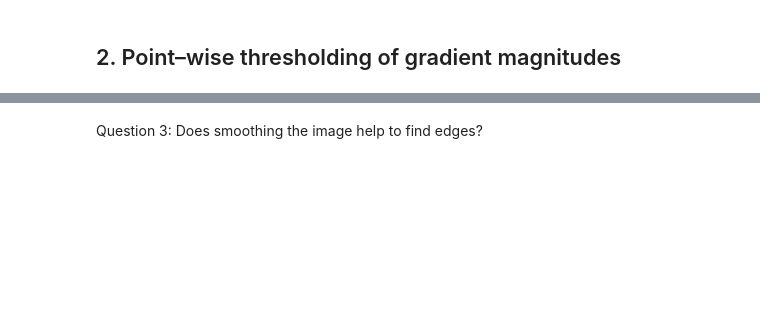
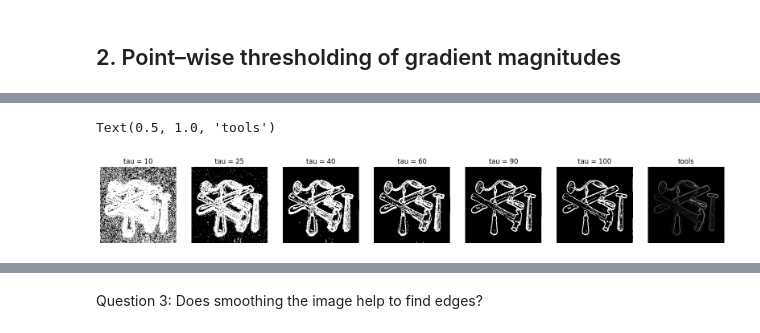
Before and after one commit to AndreaCamilloni/ComputerVision, a Jupyter notebook: lab2.ipynb, the cells around one changed output, grey strips where cells are left out. Drawn from its saved outputs; the diff is of its cells as text; code cells hidden in the pictures; blank space fills up the shorter version.

```diff
--- a/lab2.ipynb
+++ b/lab2.ipynb
@@ -52,0 +93,15 @@ Question 2: Is it easy to find a threshold that results in thin edges? Explain w
+# %%
+# Thresholding
+threshold = [10, 25, 40, 60, 90, 100]
+plt.figure(figsize=(20,5))
+for i in range(len(threshold)):
+    plt.subplot(1,len(threshold)+1,i+1)
+    showgrey((gradmagntools > threshold[i]).astype(int),False)
+    plt.title('tau = ' + str(threshold[i]))
+
+plt.subplot(1,len(threshold)+1,len(threshold)+1)
+showgrey(gradmagntools,False)
+plt.title('tools')
+# %% [output]
+Text(0.5, 1.0, 'tools')
+[figure, added]
```
Also changed, not shown: parts of 35 cells of this notebook, 3 other files.
